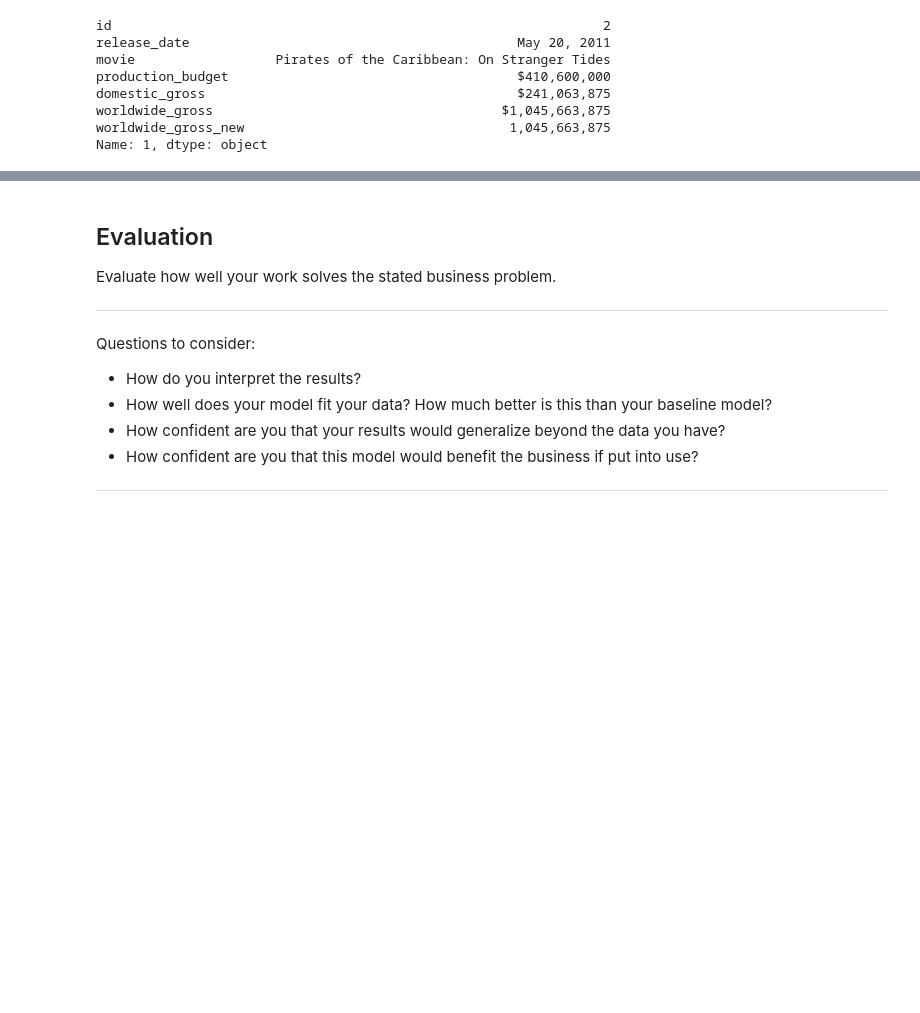
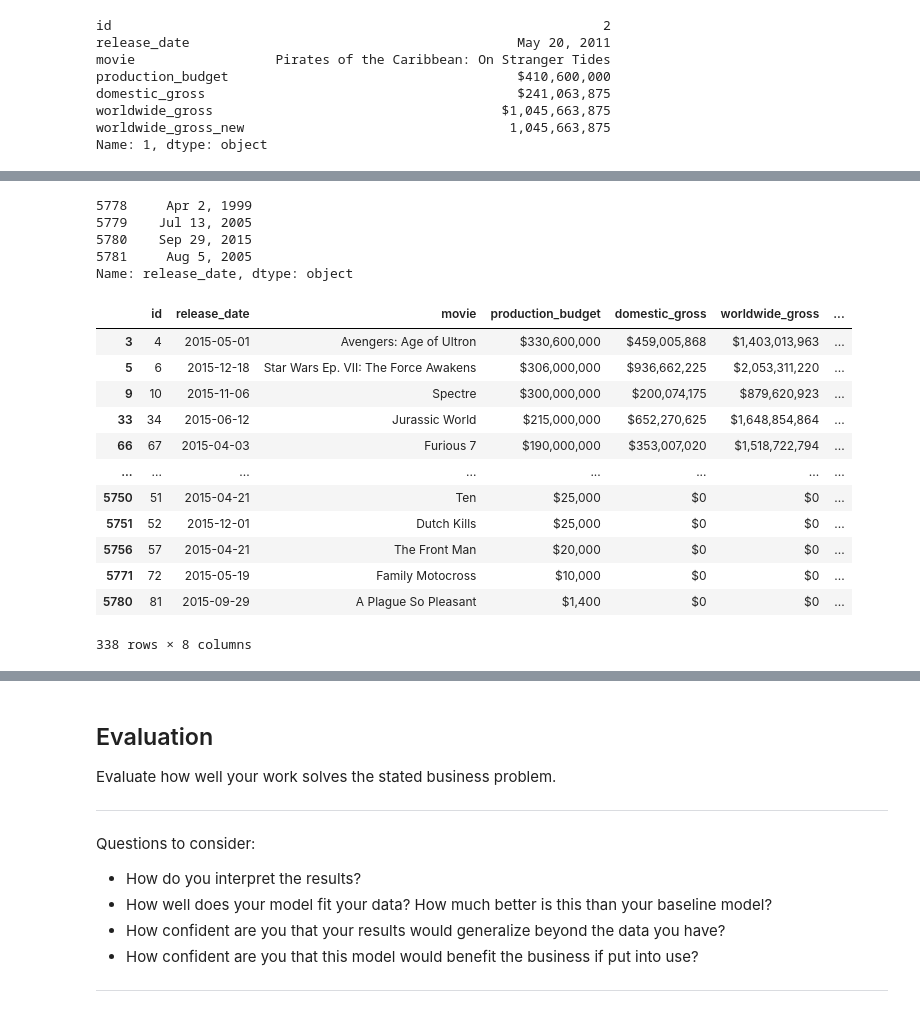
Before and after one commit to arecai/ari_first_attem, a Jupyter notebook: dsc-phase1-project-template.ipynb, the cells around one changed output, grey strips where cells are left out. Drawn from its saved outputs; the diff is of its cells as text; code cells hidden in the pictures; blank space fills up the shorter version.

```diff
--- a/dsc-phase1-project-template.ipynb
+++ b/dsc-phase1-project-template.ipynb
@@ -1049,0 +1102,8 @@ Name: 1, dtype: object
+# %%
+tn_movie['release_date'][-4:]
+# %% [output]
+5778     Apr 2, 1999
+5779    Jul 13, 2005
+5780    Sep 29, 2015
+5781     Aug 5, 2005
+Name: release_date, dtype: object
@@ -1049,0 +1112,18 @@ Name: 1, dtype: object
+# %%
+tn_top25 = tn_movie[tn_movie['release_date'].dt.year == 2015]
+# %%
+tn_top25
+# %% [output]
+|  | id | release_date | movie | production_budget | domestic_gross | worldwide_gross | ... |
+| 3 | 4 | 2015-05-01 | Avengers: Age of Ultron | $330,600,000 | $459,005,868 | $1,403,013,963 | ... |
+| 5 | 6 | 2015-12-18 | Star Wars Ep. VII: The Force Awakens | $306,000,000 | $936,662,225 | $2,053,311,220 | ... |
+| 9 | 10 | 2015-11-06 | Spectre | $300,000,000 | $200,074,175 | $879,620,923 | ... |
+| 33 | 34 | 2015-06-12 | Jurassic World | $215,000,000 | $652,270,625 | $1,648,854,864 | ... |
+| 66 | 67 | 2015-04-03 | Furious 7 | $190,000,000 | $353,007,020 | $1,518,722,794 | ... |
+| ... | ... | ... | ... | ... | ... | ... | ... |
+| 5750 | 51 | 2015-04-21 | Ten | $25,000 | $0 | $0 | ... |
+| 5751 | 52 | 2015-12-01 | Dutch Kills | $25,000 | $0 | $0 | ... |
+| 5756 | 57 | 2015-04-21 | The Front Man | $20,000 | $0 | $0 | ... |
+| 5771 | 72 | 2015-05-19 | Family Motocross | $10,000 | $0 | $0 | ... |
+| 5780 | 81 | 2015-09-29 | A Plague So Pleasant | $1,400 | $0 | $0 | ... |
+338 rows × 8 columns
```
Also changed, not shown: parts of 31 cells of this notebook.
